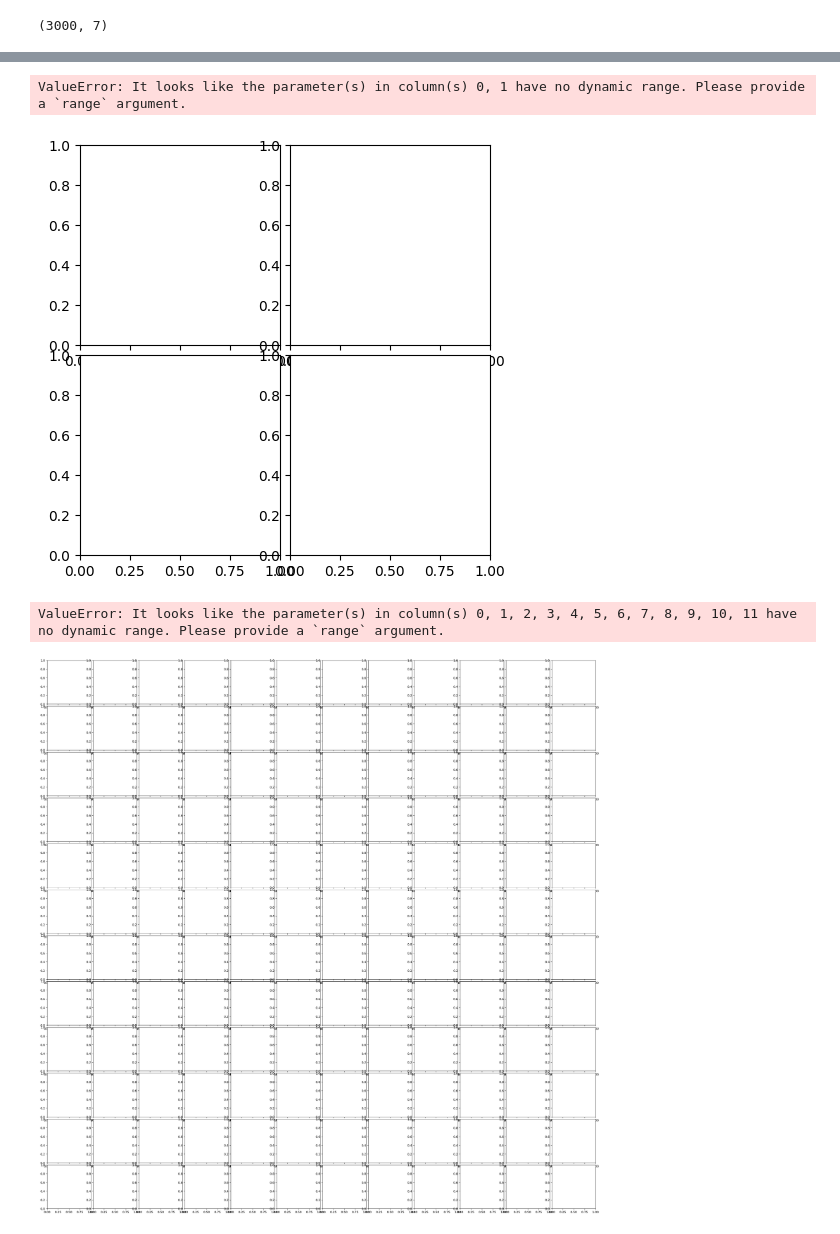
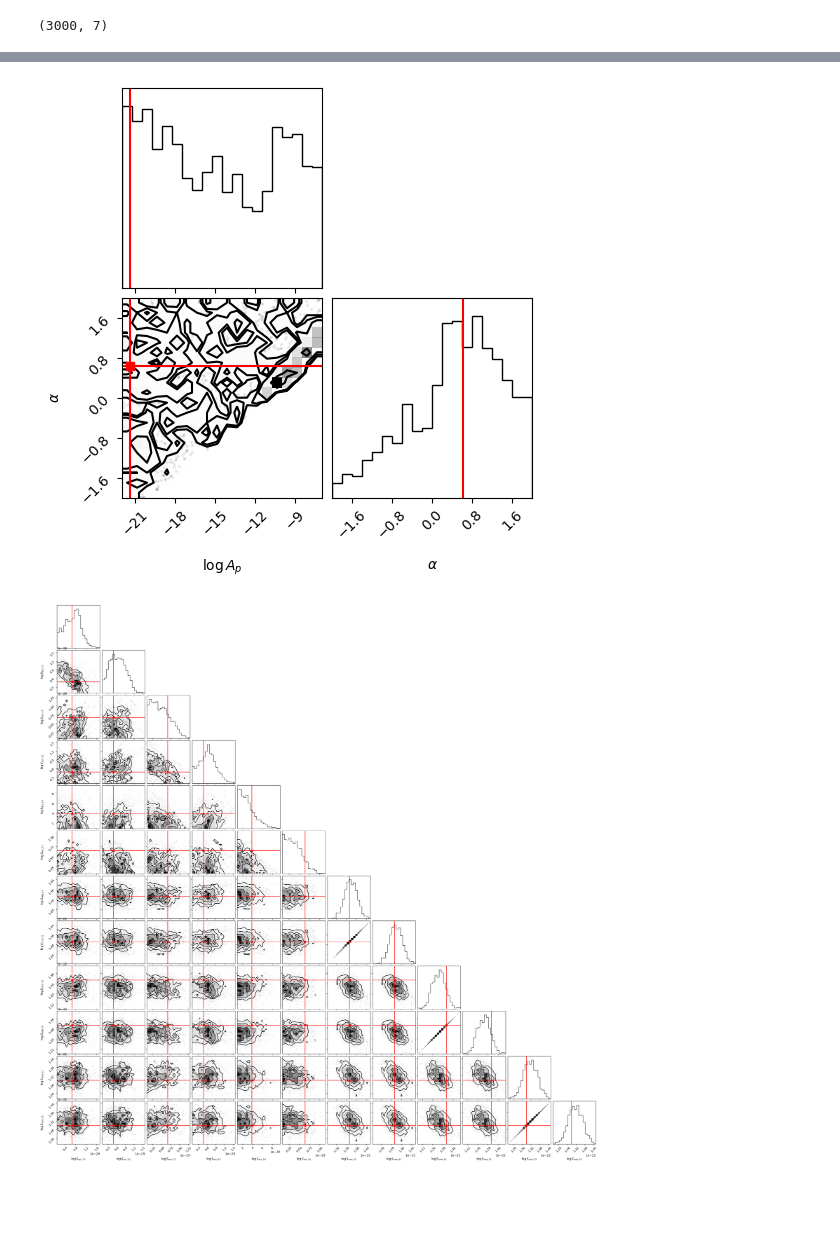
Before and after one commit to nsgs-analysis-center/glass, a Jupyter notebook: noise_plotting_wavelet.ipynb, the cells around one changed output, grey strips where cells are left out. Drawn from its saved outputs; the diff is of its cells as text; code cells hidden in the pictures; blank space fills up the shorter version.

```diff
--- a/noise_plotting_wavelet.ipynb
+++ b/noise_plotting_wavelet.ipynb
@@ -146,7 +168,7 @@ for i in range(5):
 # %%
 from corner import corner
 # %%
-burn = 1000
+burn = 0
 sgwb_chain = np.array(
     [
         sgwb[burn:,2], # logA
@@ -179,15 +201,15 @@ galx_chain = np.array(
     ]).T
 galx_labels = [r'$\log A$', r'$f_1$', r'$\alpha$', r'$f_k$', r'$f_2$']
 # %%
-corner(sgwb_chain, labels = sgwb_labels)
+truths = sgwb[0,2:]
+corner(sgwb_chain, labels = sgwb_labels, truths=truths, truth_color = 'red')
 plt.show()
 # %% [output]
-ValueError: It looks like the parameter(s) in column(s) 0, 1 have no dynamic range. Please provide a `range` argument.
-[figure, old version]
+[figure, new version]
 # %%
-corner(inst_chain, labels = inst_labels)
+truths = inst[0,2:]
+corner(inst_chain, labels = inst_labels, truths = truths, truth_color='red')
 plt.show()
 # %% [output]
-ValueError: It looks like the parameter(s) in column(s) 0, 1, 2, 3, 4, 5, 6, 7, 8, 9, 10, 11 have no dynamic range. Please provide a `range` argument.
-[figure, old version]
+[figure, new version]
 # %%
```
Also changed, not shown: parts of 18 cells of this notebook, 7 other files.
